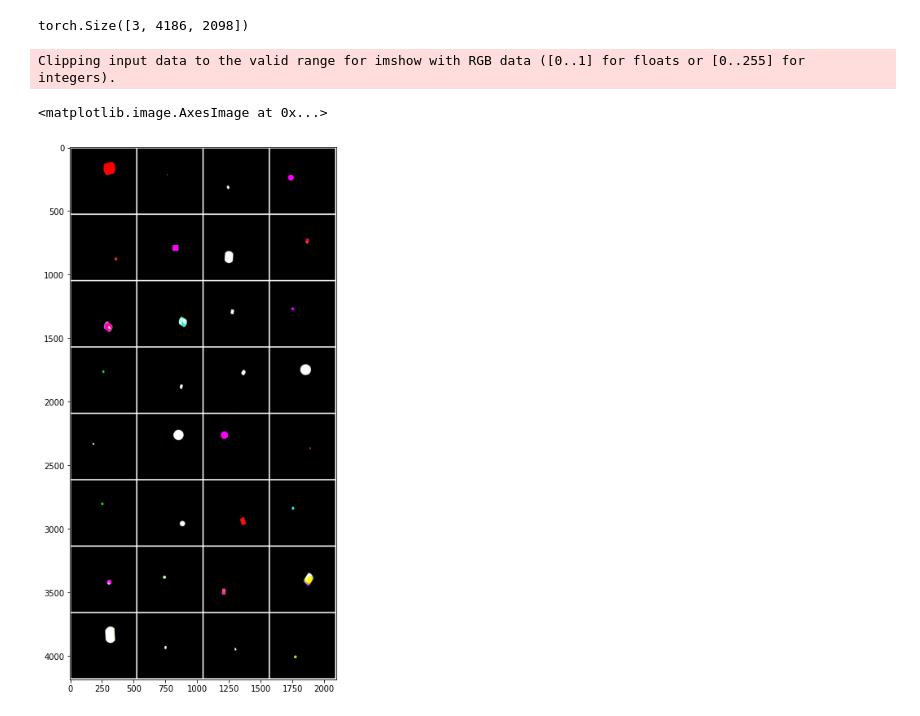
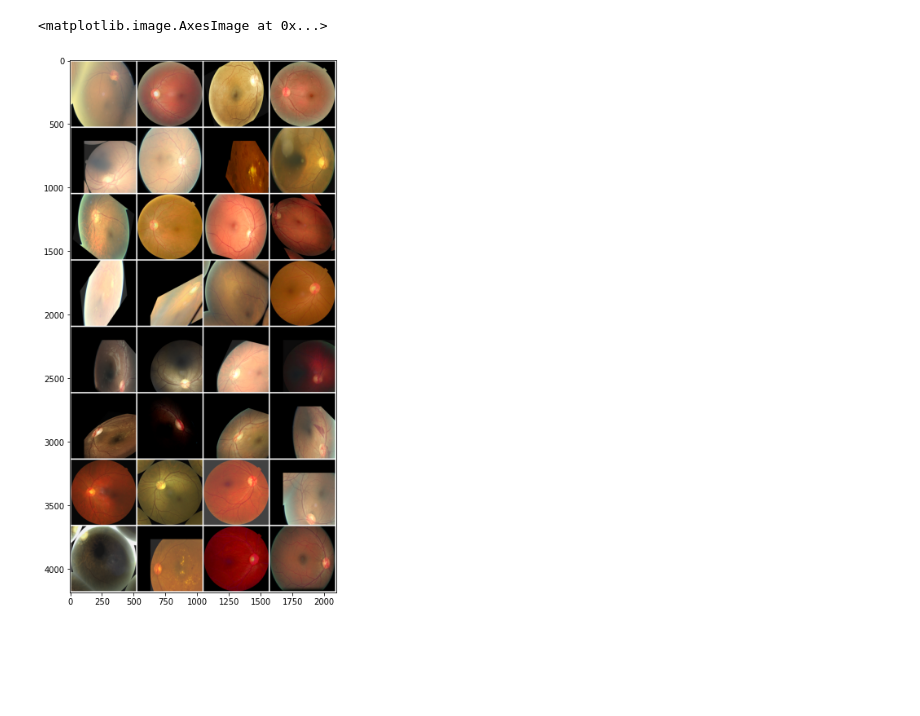
Before and after one commit to LeCongThuong/btl-aptos, a Jupyter notebook: notebooks/inspect_augment.ipynb, the cells around one changed output. Drawn from its saved outputs; the diff is of its cells as text; code cells hidden in the pictures; blank space fills up the shorter version.

```diff
--- a/notebooks/inspect_augment.ipynb
+++ b/notebooks/inspect_augment.ipynb
@@ -15,15 +87,10 @@ train_loader, val_loader = get_dataloaders(train_df_path, val_df_path, img_size,
 # %%
 sample_batch = next(iter(train_loader))
 # %%
-grid_img = torchvision.utils.make_grid(sample_batch[0], nrow=4, padding=10, normalize=True, pad_value=255)
+grid_img = torchvision.utils.make_grid(sample_batch[0], nrow=4, padding=10, normalize=False, pad_value=255).permute(1, 2, 0)
-# %%
-grid_img.shape
-# %% [output]
-torch.Size([3, 4186, 2098])
 # %%
 plt.figure(figsize=(9, 12))
-plt.imshow(grid_img.permute(1, 2, 0))
+plt.imshow(grid_img)
 # %% [output]
-Clipping input data to the valid range for imshow with RGB data ([0..1] for floats or [0..255] for integers).
+<matplotlib.image.AxesImage at 0x...>
-<matplotlib.image.AxesImage at 0x...>
-[figure, old version]
+[figure, new version]
```
Also changed, not shown: parts of 1 cell of this notebook, 8 other files.
